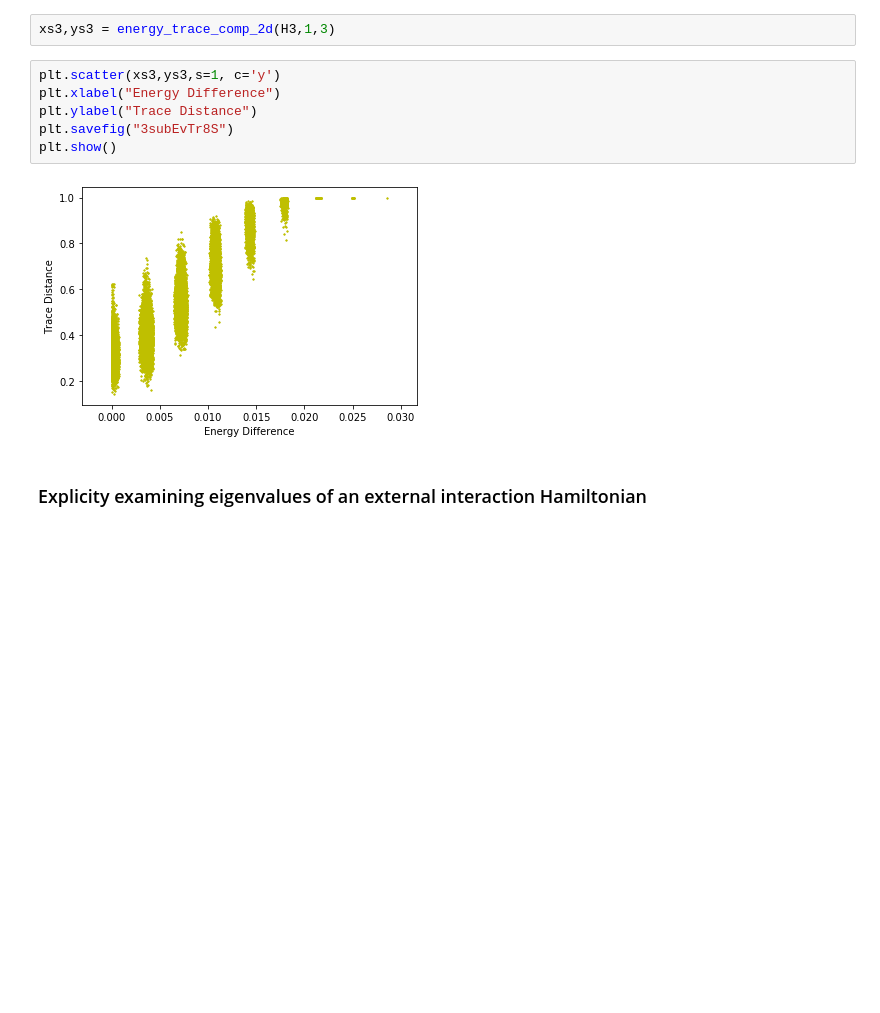
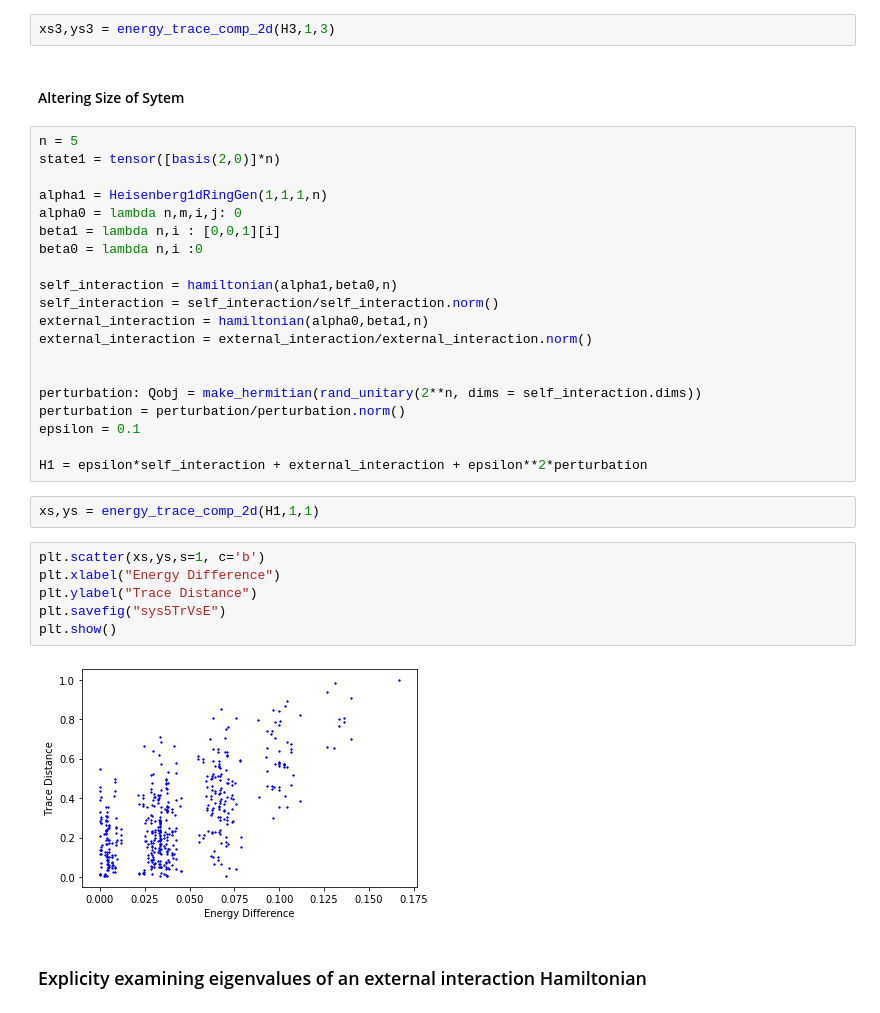
Before and after one commit to oliverimc/MSci-Project-Quantum-Thermalisation, a Jupyter notebook: MastersThermalisation.ipynb, the cells around one changed output. Drawn from its saved outputs; the diff is of its cells as text; blank space fills up the shorter version.

```diff
--- a/MastersThermalisation.ipynb
+++ b/MastersThermalisation.ipynb
@@ -198,14 +198,38 @@ plt.show()
 [figure]
 # %%
 xs3,ys3 = energy_trace_comp_2d(H3,1,3)
+# %% [markdown]
+#### Altering Size of Sytem
+# %%
+n = 5
+state1 = tensor([basis(2,0)]*n)
+
+alpha1 = Heisenberg1dRingGen(1,1,1,n)
+alpha0 = lambda n,m,i,j: 0
+beta1 = lambda n,i : [0,0,1][i]
+beta0 = lambda n,i :0
+
+self_interaction = hamiltonian(alpha1,beta0,n)
+self_interaction = self_interaction/self_interaction.norm()
+external_interaction = hamiltonian(alpha0,beta1,n)
+external_interaction = external_interaction/external_interaction.norm()
+
+
+perturbation: Qobj = make_hermitian(rand_unitary(2**n, dims = self_interaction.dims))
+perturbation = perturbation/perturbation.norm()
+epsilon = 0.1
+
+H1 = epsilon*self_interaction + external_interaction + epsilon**2*perturbation
+# %%
+xs,ys = energy_trace_comp_2d(H1,1,1)
 # %%
-plt.scatter(xs3,ys3,s=1, c='y')
+plt.scatter(xs,ys,s=1, c='b')
 plt.xlabel("Energy Difference")
 plt.ylabel("Trace Distance")
-plt.savefig("3subEvTr8S")
+plt.savefig("sys5TrVsE")
 plt.show()
 # %% [output]
-[figure, old version]
+[figure, new version]
 # %% [markdown]
 ### Explicity examining eigenvalues of an external interaction Hamiltonian
 # %%
```
Also changed, not shown: parts of 1 cell of this notebook.
